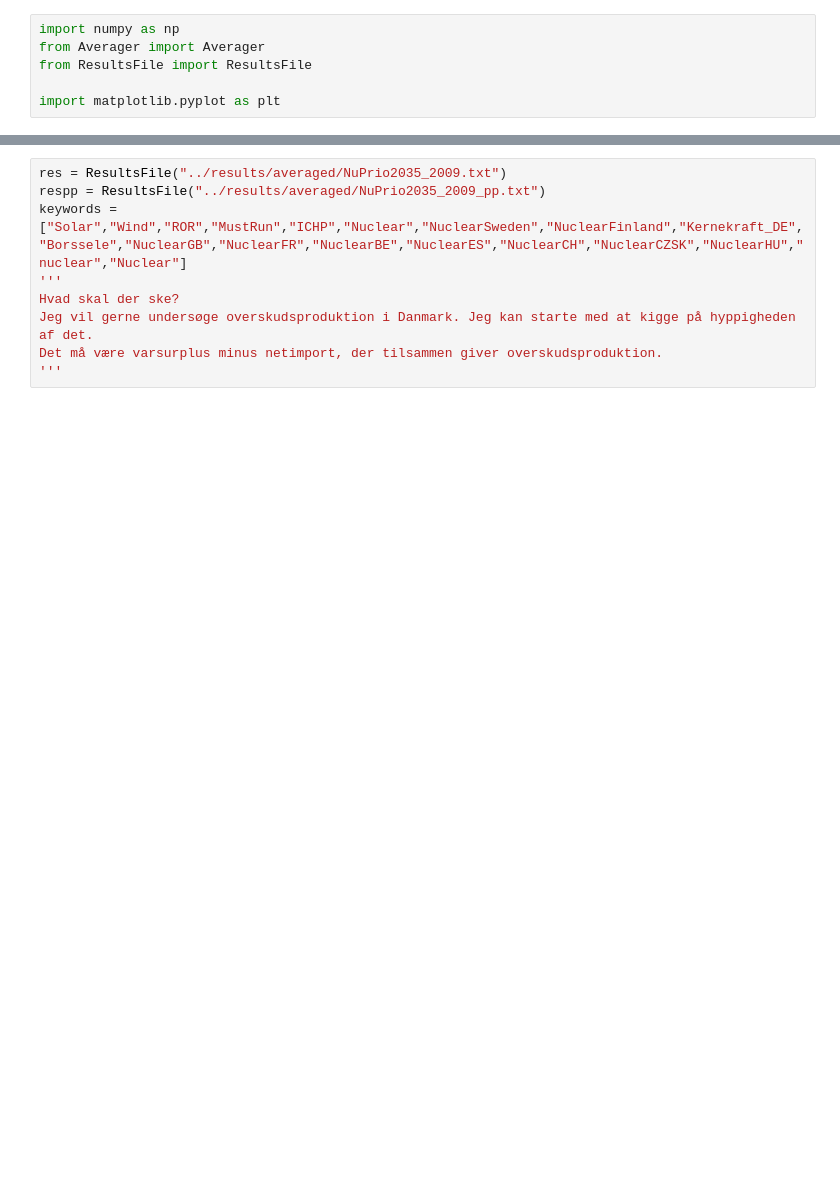
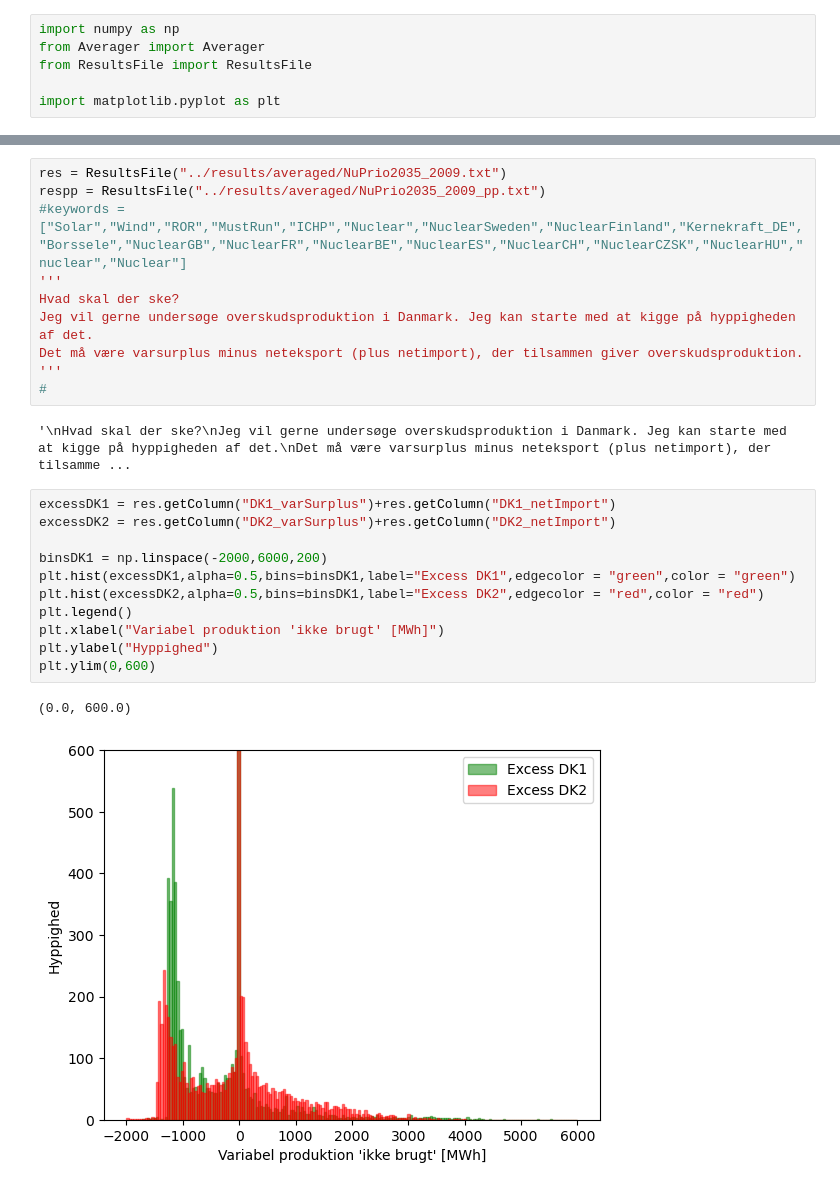
Before and after one commit to JeppeSchultzNielsen/REO-Sisyfos-lite, a Jupyter notebook: analysis/ExcessAnalysis.ipynb, the cells around one changed output, grey strips where cells are left out. Cells and saved outputs as stored; diff of their text form; blank space fills up the shorter version.

```diff
--- a/analysis/ExcessAnalysis.ipynb
+++ b/analysis/ExcessAnalysis.ipynb
@@ -25,9 +28,26 @@ for i in [1985,1987,1996,2007,2008,2009,2010,2011,2012,2013,2014,2015]:
 # %%
 res = ResultsFile("../results/averaged/NuPrio2035_2009.txt")
 respp = ResultsFile("../results/averaged/NuPrio2035_2009_pp.txt")
-keywords = ["Solar","Wind","ROR","MustRun","ICHP","Nuclear","NuclearSweden","NuclearFinland","Kernekraft_DE","Borssele","NuclearGB","NuclearFR","NuclearBE","NuclearES","NuclearCH","NuclearCZSK","NuclearHU","nuclear","Nuclear"]
+#keywords = ["Solar","Wind","ROR","MustRun","ICHP","Nuclear","NuclearSweden","NuclearFinland","Kernekraft_DE","Borssele","NuclearGB","NuclearFR","NuclearBE","NuclearES","NuclearCH","NuclearCZSK","NuclearHU","nuclear","Nuclear"]
 '''
 Hvad skal der ske?
 Jeg vil gerne undersøge overskudsproduktion i Danmark. Jeg kan starte med at kigge på hyppigheden af det.
-Det må være varsurplus minus netimport, der tilsammen giver overskudsproduktion.
+Det må være varsurplus minus neteksport (plus netimport), der tilsammen giver overskudsproduktion.
 '''
+#
+# %% [output]
+'\nHvad skal der ske?\nJeg vil gerne undersøge overskudsproduktion i Danmark. Jeg kan starte med at kigge på hyppigheden af det.\nDet må være varsurplus minus neteksport (plus netimport), der tilsamme ...
+# %%
+excessDK1 = res.getColumn("DK1_varSurplus")+res.getColumn("DK1_netImport")
+excessDK2 = res.getColumn("DK2_varSurplus")+res.getColumn("DK2_netImport")
+
+binsDK1 = np.linspace(-2000,6000,200)
+plt.hist(excessDK1,alpha=0.5,bins=binsDK1,label="Excess DK1",edgecolor = "green",color = "green")
+plt.hist(excessDK2,alpha=0.5,bins=binsDK1,label="Excess DK2",edgecolor = "red",color = "red")
+plt.legend()
+plt.xlabel("Variabel produktion 'ikke brugt' [MWh]")
+plt.ylabel("Hyppighed")
+plt.ylim(0,600)
+# %% [output]
+(0.0, 600.0)
+[figure, added]
```
Also changed, not shown: parts of 15 cells of this notebook, 8 other files.
